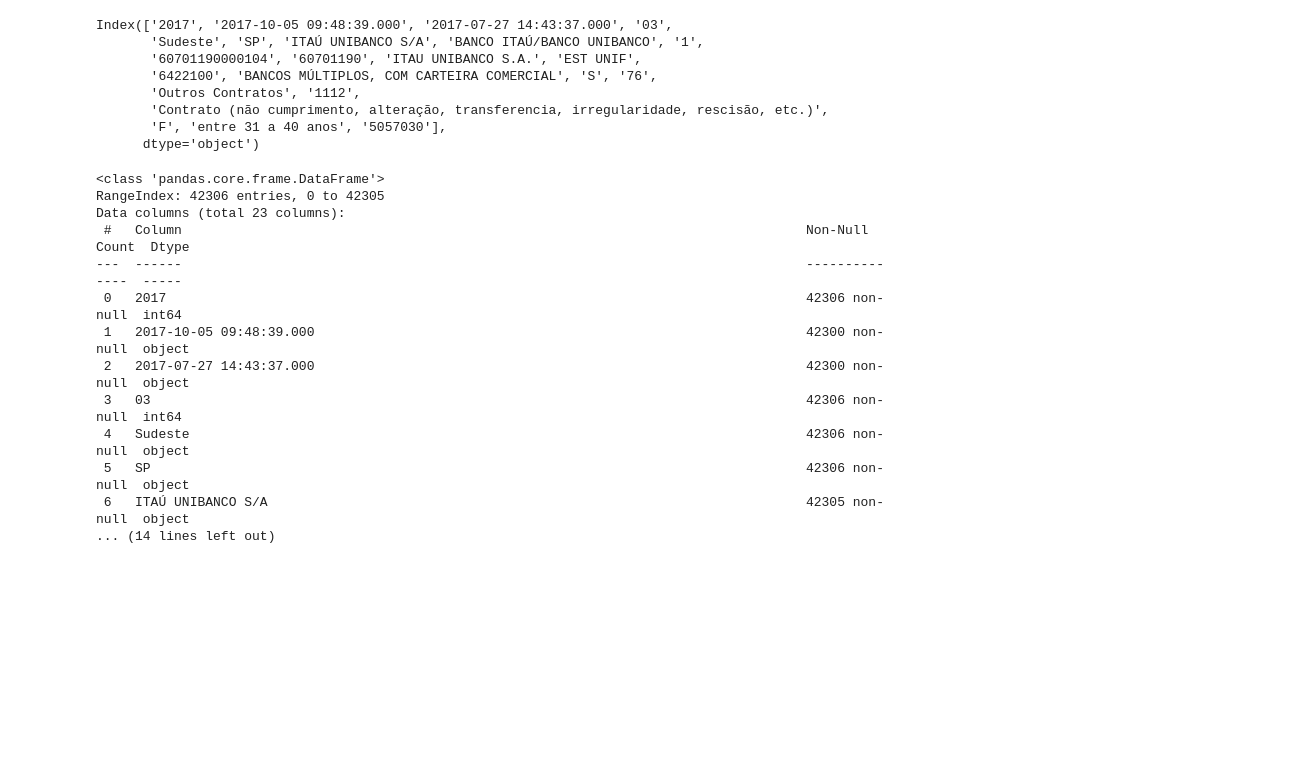
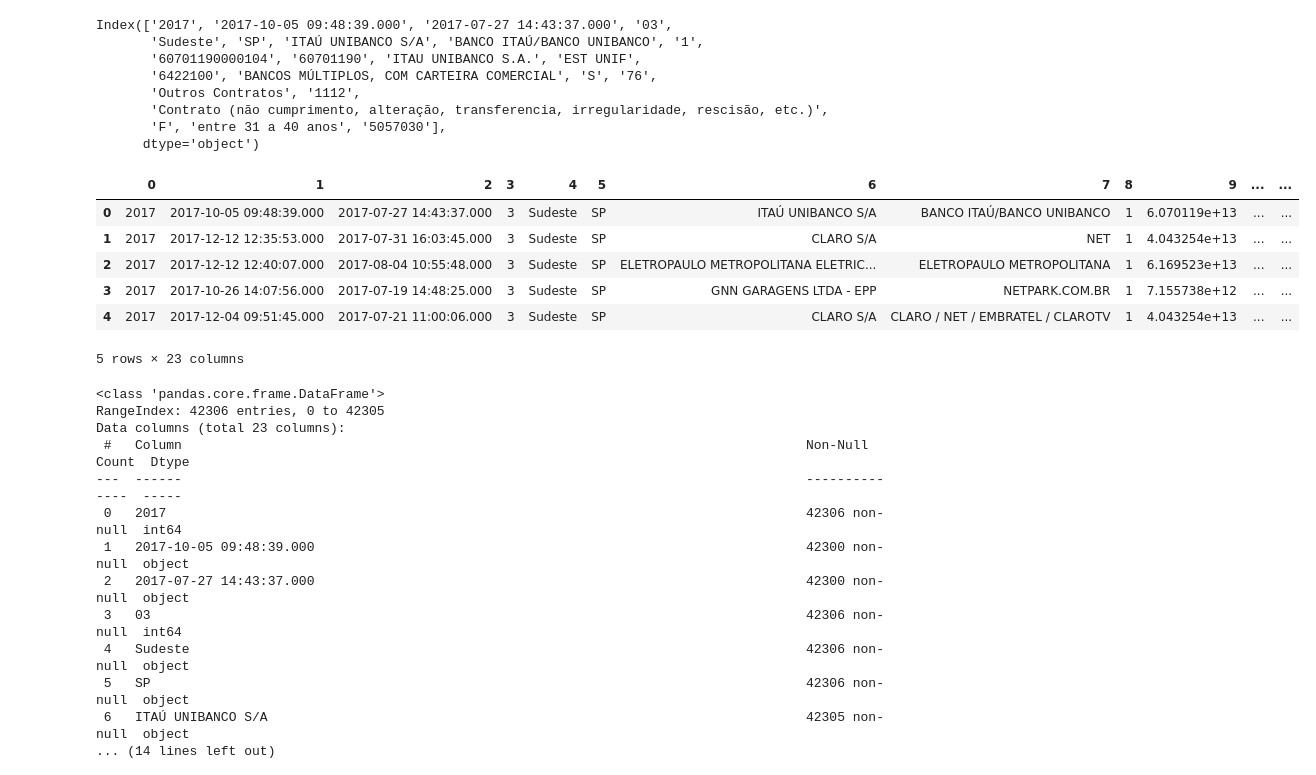
Before and after one commit to dsreliete/Womakerscode-DA-desafio_squad, a Jupyter notebook: Desafio_Final_Reclamações_do_Consumidor.ipynb, the cells around one changed output. Drawn from its saved outputs; the diff is of its cells as text; code cells hidden in the pictures; blank space fills up the shorter version.

```diff
--- a/Desafio_Final_Reclamações_do_Consumidor.ipynb
+++ b/Desafio_Final_Reclamações_do_Consumidor.ipynb
@@ -63,6 +63,17 @@ Index(['2017', '2017-10-05 09:48:39.000', '2017-07-27 14:43:37.000', '03',
        'Contrato (não cumprimento, alteração, transferencia, irregularidade, rescisão, etc.)',
        'F', 'entre 31 a 40 anos', '5057030'],
       dtype='object')
+# %%
+newreclamacoes2017 = pd.read_csv(url_2017, sep=';', on_bad_lines='warn', header=None)
+newreclamacoes2017.head()
+# %% [output]
+|  | 0 | 1 | 2 | 3 | 4 | 5 | 6 | 7 | 8 | 9 | ... | ... |
+| 0 | 2017 | 2017-10-05 09:48:39.000 | 2017-07-27 14:43:37.000 | 3 | Sudeste | SP | ITAÚ UNIBANCO S/A | BANCO ITAÚ/BANCO UNIBANCO | 1 | 6.070119e+13 | ... | ... |
+| 1 | 2017 | 2017-12-12 12:35:53.000 | 2017-07-31 16:03:45.000 | 3 | Sudeste | SP | CLARO S/A | NET | 1 | 4.043254e+13 | ... | ... |
+| 2 | 2017 | 2017-12-12 12:40:07.000 | 2017-08-04 10:55:48.000 | 3 | Sudeste | SP | ELETROPAULO METROPOLITANA ELETRIC... | ELETROPAULO METROPOLITANA | 1 | 6.169523e+13 | ... | ... |
+| 3 | 2017 | 2017-10-26 14:07:56.000 | 2017-07-19 14:48:25.000 | 3 | Sudeste | SP | GNN GARAGENS LTDA - EPP | NETPARK.COM.BR | 1 | 7.155738e+12 | ... | ... |
+| 4 | 2017 | 2017-12-04 09:51:45.000 | 2017-07-21 11:00:06.000 | 3 | Sudeste | SP | CLARO S/A | CLARO / NET / EMBRATEL / CLAROTV | 1 | 4.043254e+13 | ... | ... |
+5 rows × 23 columns
 # %%
 reclamacoes2017.info()
 # %% [output]
```
Also changed, not shown: parts of 1 cell of this notebook.
